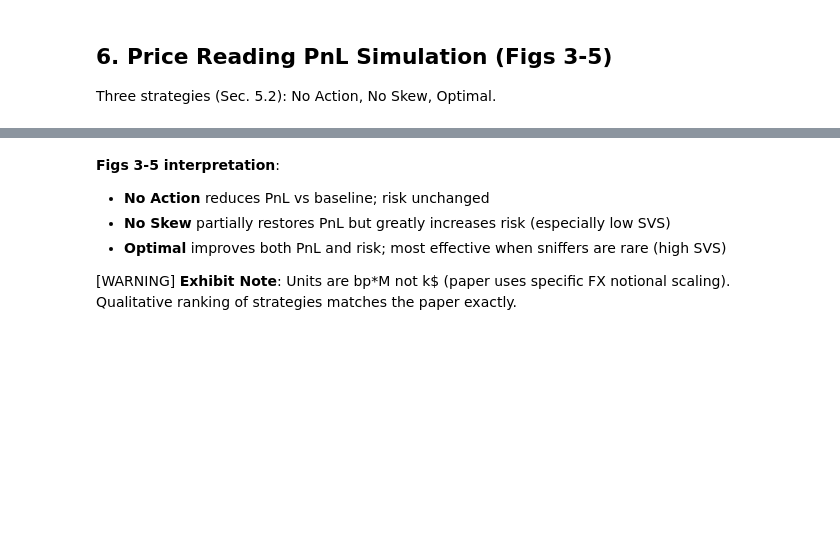
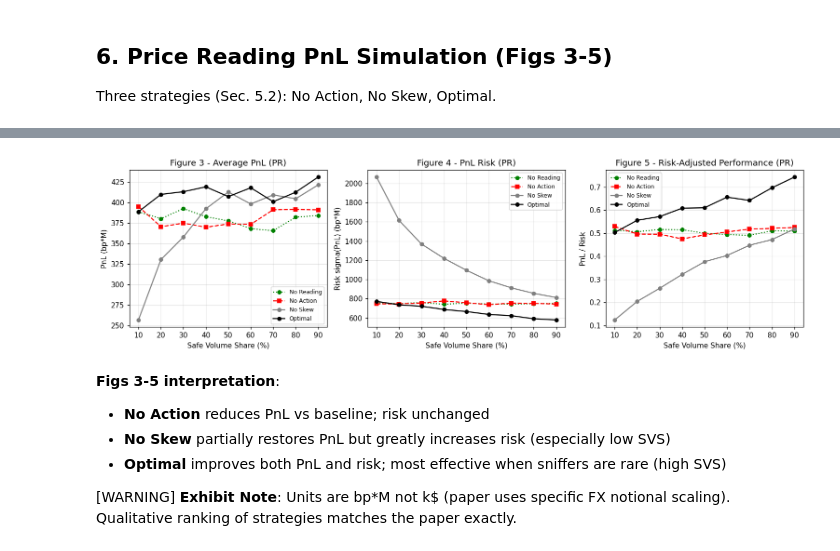
Before and after one commit to yurit04/algo_market_making, a Jupyter notebook: notebooks/optimal_quoting_adverse_selection_price_reading.ipynb, the cells around one changed output, grey strips where cells are left out. Saved outputs shown, nothing was run; the diff lists cells and outputs as text; code cells hidden in the pictures; blank space fills up the shorter version.

```diff
--- a/notebooks/optimal_quoting_adverse_selection_price_reading.ipynb
+++ b/notebooks/optimal_quoting_adverse_selection_price_reading.ipynb
@@ -341,34 +386,36 @@ print("Done.")
 # %%
 # --- Figures 3, 4, 5 (Sec. 5.2) ---------------------------------------------
 styles  = {'no_reading':('green',':','o'), 'no_action':('red','--','s'),
            'no_skew':('gray','-','o'),     'optimal':('black','-','o')}
 labels  = {'no_reading':'No Reading', 'no_action':'No Action',
            'no_skew':'No Skew',        'optimal':'Optimal'}
 
 def ex(key):
     mus  = np.array([v[0] for v in pr_results[key]])
     stds = np.array([v[1] for v in pr_results[key]])
     return mus, stds
 
 fig, axes = plt.subplots(1, 3, figsize=(14, 4))
 xpct = SVS_GRID * 100
 
 for ax, metric, title, ylabel in zip(
         axes,
         ['mean', 'std', 'ratio'],
         ['Figure 3 - Average PnL (PR)',
          'Figure 4 - PnL Risk (PR)',
          'Figure 5 - Risk-Adjusted Performance (PR)'],
         ['PnL (bp*M)', 'Risk sigma(PnL) (bp*M)', 'PnL / Risk']):
     for key in pr_results:
         mus, stds = ex(key)
         c, ls, mk = styles[key]
         vals = mus if metric == 'mean' else (stds if metric == 'std' else mus/stds)
         ax.plot(xpct, vals, color=c, ls=ls, marker=mk, ms=5, label=labels[key])
     ax.set(xlabel='Safe Volume Share (%)', ylabel=ylabel, title=title)
     ax.legend(fontsize=8); ax.grid(alpha=0.3)
 
-plt.tight_layout(); plt.savefig('/tmp/figs345.png', dpi=110); plt.show()
+plt.tight_layout(); plt.savefig(OUTPUT_DIR / 'figs345.png', dpi=110); plt.show()
+# %% [output]
+[figure, added]
 # %% [markdown]
 **Figs 3-5 interpretation**:
 - **No Action** reduces PnL vs baseline; risk unchanged
```
Also changed, not shown: parts of 9 cells of this notebook, 2 other files.
